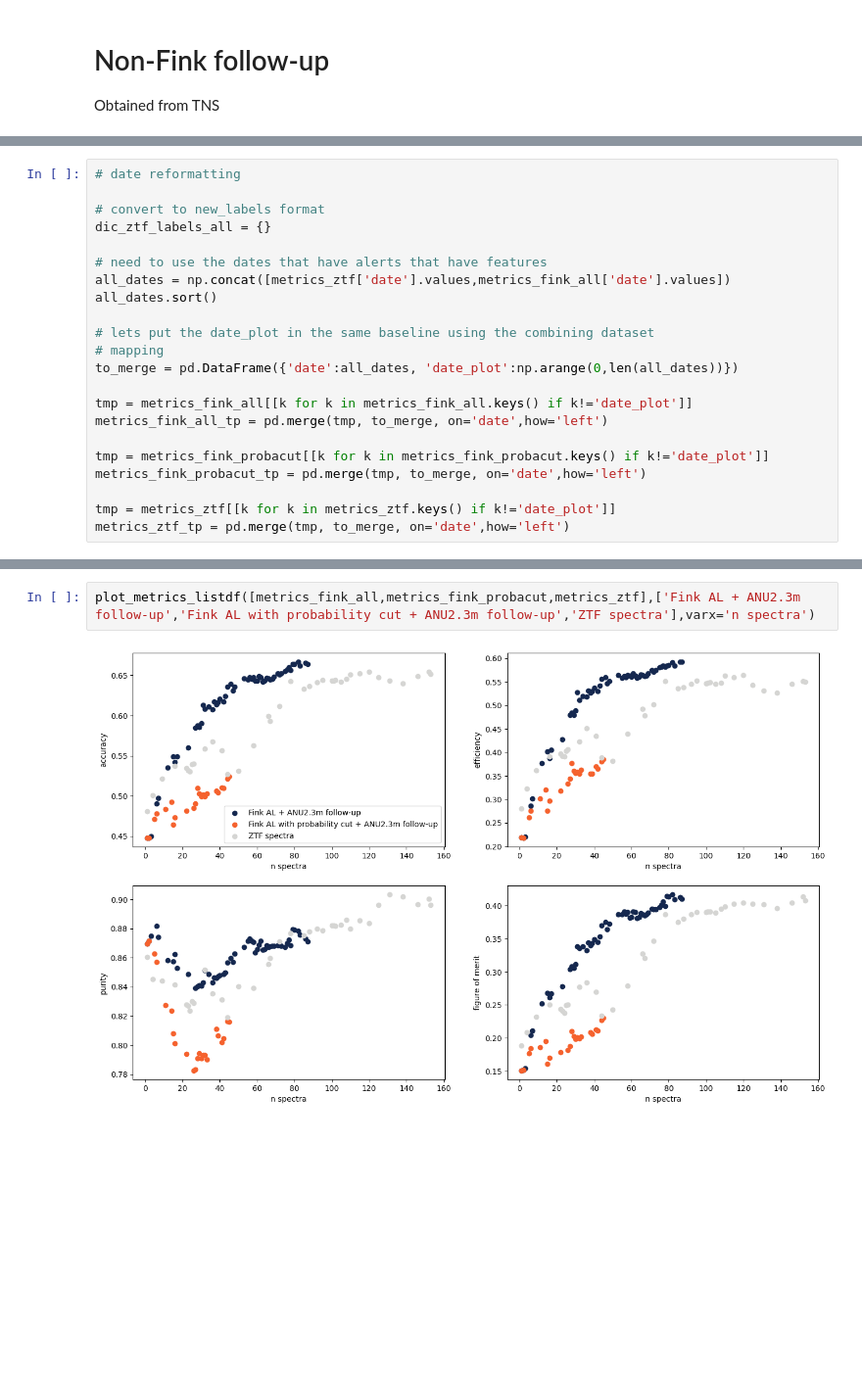
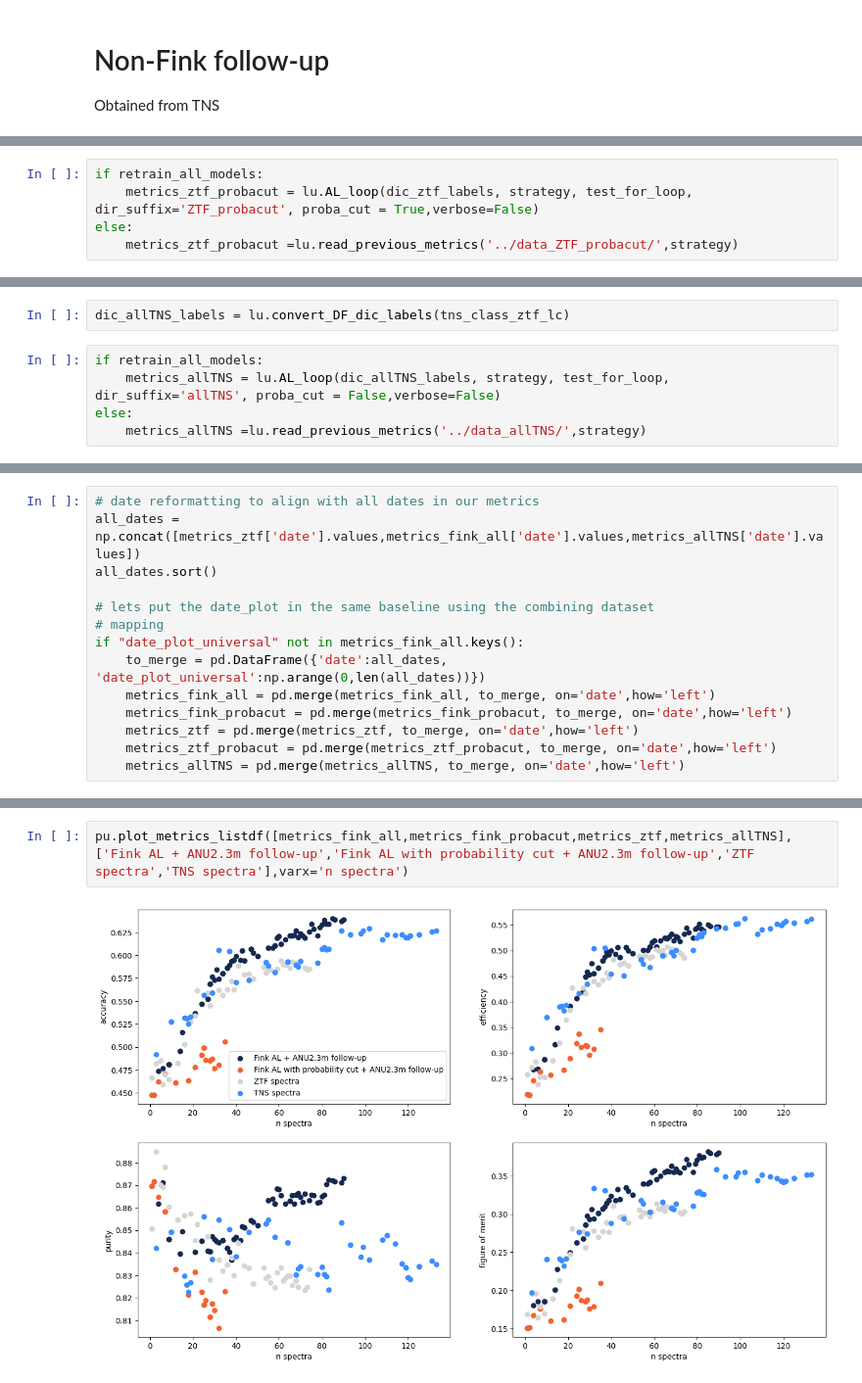
Before and after one commit to Fink-analyses/Active_Learning_earlySNIa, a Jupyter notebook: notebooks/ultimate_train_working_AM.ipynb, the cells around one changed output, grey strips where cells are left out. Shown at 98% size. Drawn from its saved outputs; the diff is of its cells as text; blank space fills up the shorter version.

```diff
--- a/notebooks/ultimate_train_working_AM.ipynb
+++ b/notebooks/ultimate_train_working_AM.ipynb
@@ -698,0 +185,5 @@ def plot_metrics_listdf(list_df,label_list,plots_dir='./', varx='date_plot',suff
+# %%
+if retrain_all_models:
+    metrics_ztf_probacut = lu.AL_loop(dic_ztf_labels, strategy, test_for_loop, dir_suffix='ZTF_probacut', proba_cut = True,verbose=False)
+else:
+    metrics_ztf_probacut =lu.read_previous_metrics('../data_ZTF_probacut/',strategy)
@@ -698,0 +194,7 @@ def plot_metrics_listdf(list_df,label_list,plots_dir='./', varx='date_plot',suff
+# %%
+dic_allTNS_labels = lu.convert_DF_dic_labels(tns_class_ztf_lc)
+# %%
+if retrain_all_models:
+    metrics_allTNS = lu.AL_loop(dic_allTNS_labels, strategy, test_for_loop, dir_suffix='allTNS', proba_cut = False,verbose=False)
+else:
+    metrics_allTNS =lu.read_previous_metrics('../data_allTNS/',strategy)
@@ -699,24 +205,16 @@ def plot_metrics_listdf(list_df,label_list,plots_dir='./', varx='date_plot',suff
 # %%
-# date reformatting
-
-# convert to new_labels format
-dic_ztf_labels_all = {}
-
-# need to use the dates that have alerts that have features
-all_dates = np.concat([metrics_ztf['date'].values,metrics_fink_all['date'].values])
+# date reformatting to align with all dates in our metrics
+all_dates = np.concat([metrics_ztf['date'].values,metrics_fink_all['date'].values,metrics_allTNS['date'].values])
 all_dates.sort()
 
 # lets put the date_plot in the same baseline using the combining dataset
 # mapping
-to_merge = pd.DataFrame({'date':all_dates, 'date_plot':np.arange(0,len(all_dates))})
-
-tmp = metrics_fink_all[[k for k in metrics_fink_all.keys() if k!='date_plot']]
-metrics_fink_all_tp = pd.merge(tmp, to_merge, on='date',how='left')
-
-tmp = metrics_fink_probacut[[k for k in metrics_fink_probacut.keys() if k!='date_plot']]
-metrics_fink_probacut_tp = pd.merge(tmp, to_merge, on='date',how='left')
-
-tmp = metrics_ztf[[k for k in metrics_ztf.keys() if k!='date_plot']]
-metrics_ztf_tp = pd.merge(tmp, to_merge, on='date',how='left')
+if "date_plot_universal" not in metrics_fink_all.keys():
+    to_merge = pd.DataFrame({'date':all_dates, 'date_plot_universal':np.arange(0,len(all_dates))})
+    metrics_fink_all = pd.merge(metrics_fink_all, to_merge, on='date',how='left')
+    metrics_fink_probacut = pd.merge(metrics_fink_probacut, to_merge, on='date',how='left')
+    metrics_ztf = pd.merge(metrics_ztf, to_merge, on='date',how='left')
+    metrics_ztf_probacut = pd.merge(metrics_ztf_probacut, to_merge, on='date',how='left')
+    metrics_allTNS = pd.merge(metrics_allTNS, to_merge, on='date',how='left')
 # %%
 # not completely true as ZTF spectra dates are different than Fink AL ones
@@ -726,4 +224,4 @@ plot_metrics_listdf([metrics_fink_all_tp,metrics_fink_probacut_tp,metrics_ztf_tp
 # %%
-plot_metrics_listdf([metrics_fink_all,metrics_fink_probacut,metrics_ztf],['Fink AL + ANU2.3m follow-up','Fink AL with probability cut + ANU2.3m follow-up','ZTF spectra'],varx='n spectra')
+pu.plot_metrics_listdf([metrics_fink_all,metrics_fink_probacut,metrics_ztf,metrics_allTNS],['Fink AL + ANU2.3m follow-up','Fink AL with probability cut + ANU2.3m follow-up','ZTF spectra','TNS spectra'],varx='n spectra')
 # %% [output]
-[figure, old version]
+[figure, new version]
```
Also changed, not shown: parts of 40 cells of this notebook, 15 other files.
